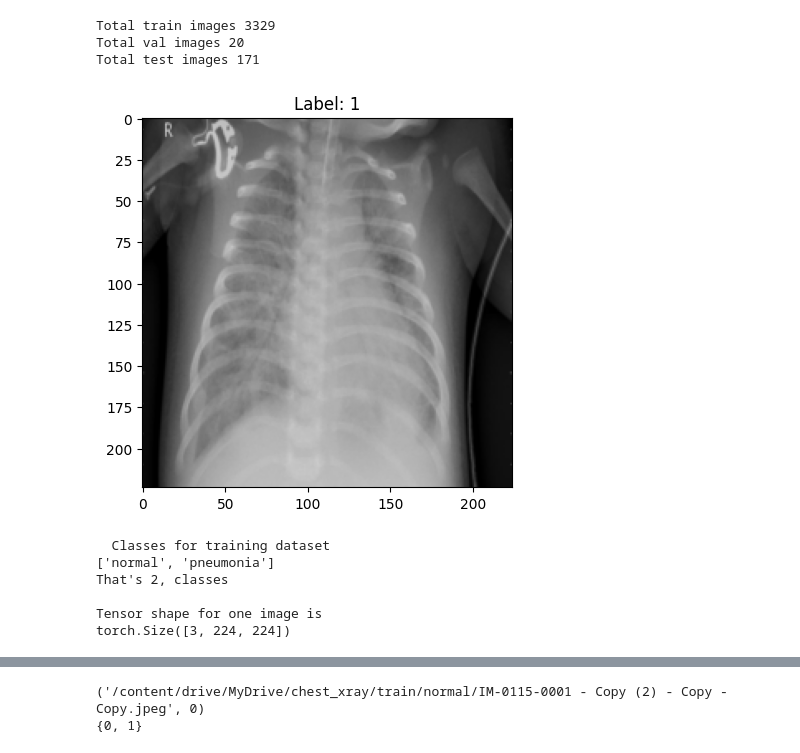
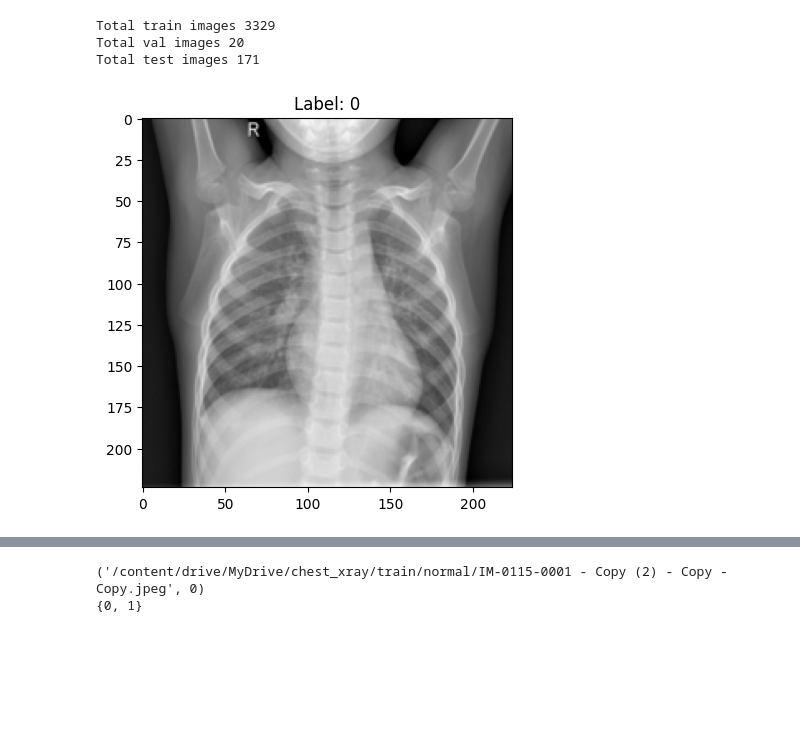
Before and after one commit to richardmukechiwa/Pnuemonia-Xray-ImageClassification, a Jupyter notebook: PnuemoniaClassification.ipynb, the cells around one changed output, grey strips where cells are left out. Drawn from its saved outputs; the diff is of its cells as text; code cells hidden in the pictures; blank space fills up the shorter version.

```diff
--- a/PnuemoniaClassification.ipynb
+++ b/PnuemoniaClassification.ipynb
@@ -84,30 +104,14 @@ Total val images 20
 Total test images 171
 # %%
 # Visualize a sample image
-def image_label(i):
-  image, label = train_dataset[i]
-  0 <= i <= len(train_dataset)
+def image_label(dataset, i):
+  image, label = dataset[i]
+  0 <= i <= len(dataset)
   plt.imshow(image.permute(1, 2, 0))
   plt.title(f"Label: {label}")
   plt.show()
 # %%
-# using the function to get an image
-image_label(368)
+# using the function to get an image of the test dataset
+image_label(test_dataset,7)
 # %% [output]
-[figure, old version]
+[figure, new version]
-# %%
-#checking train dataset classes
-
-print("  Classes for training dataset")
-print(train_dataset.classes)
-print(f"That's {len(train_dataset.classes)}, classes")
-print()
-print("Tensor shape for one image is")
-print(train_dataset[0][0].shape)
-# %% [output]
-  Classes for training dataset
-['normal', 'pneumonia']
-That's 2, classes
-
-Tensor shape for one image is
-torch.Size([3, 224, 224])
```
Also changed, not shown: parts of 21 cells of this notebook.
